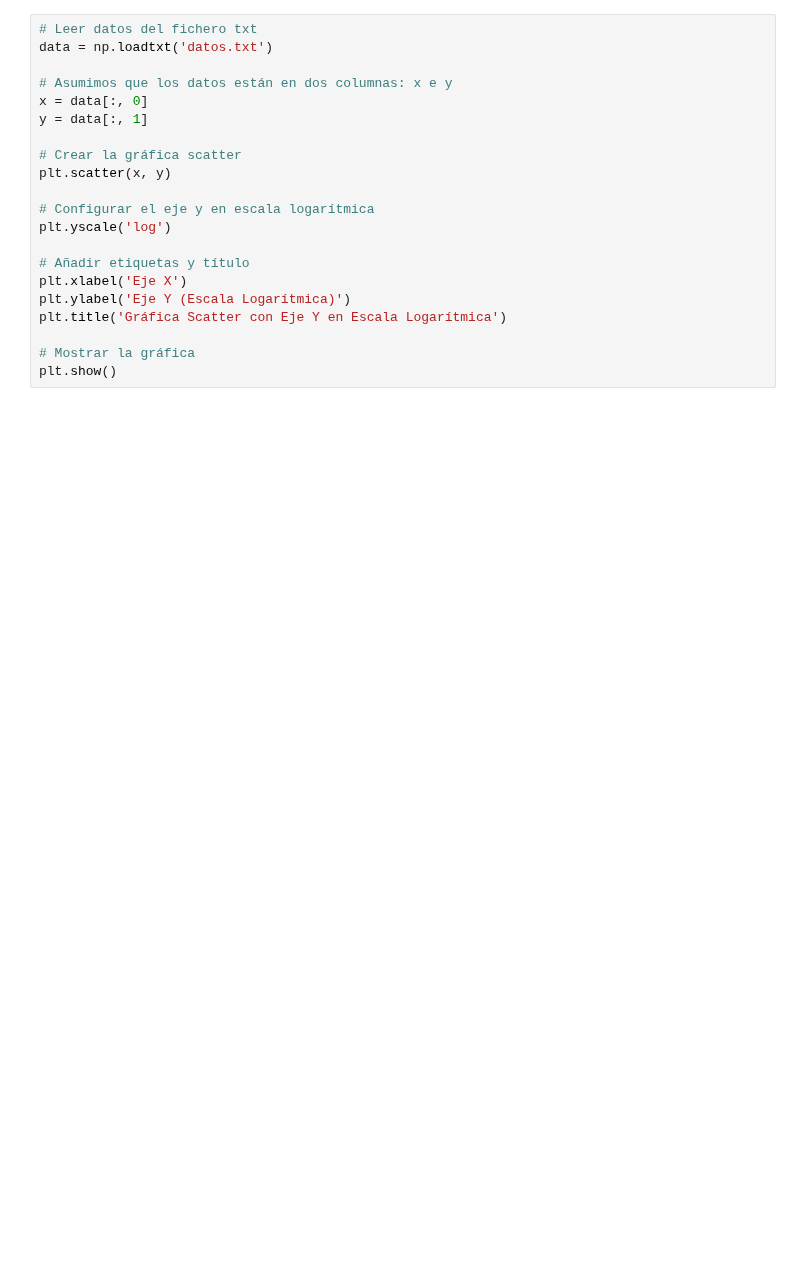
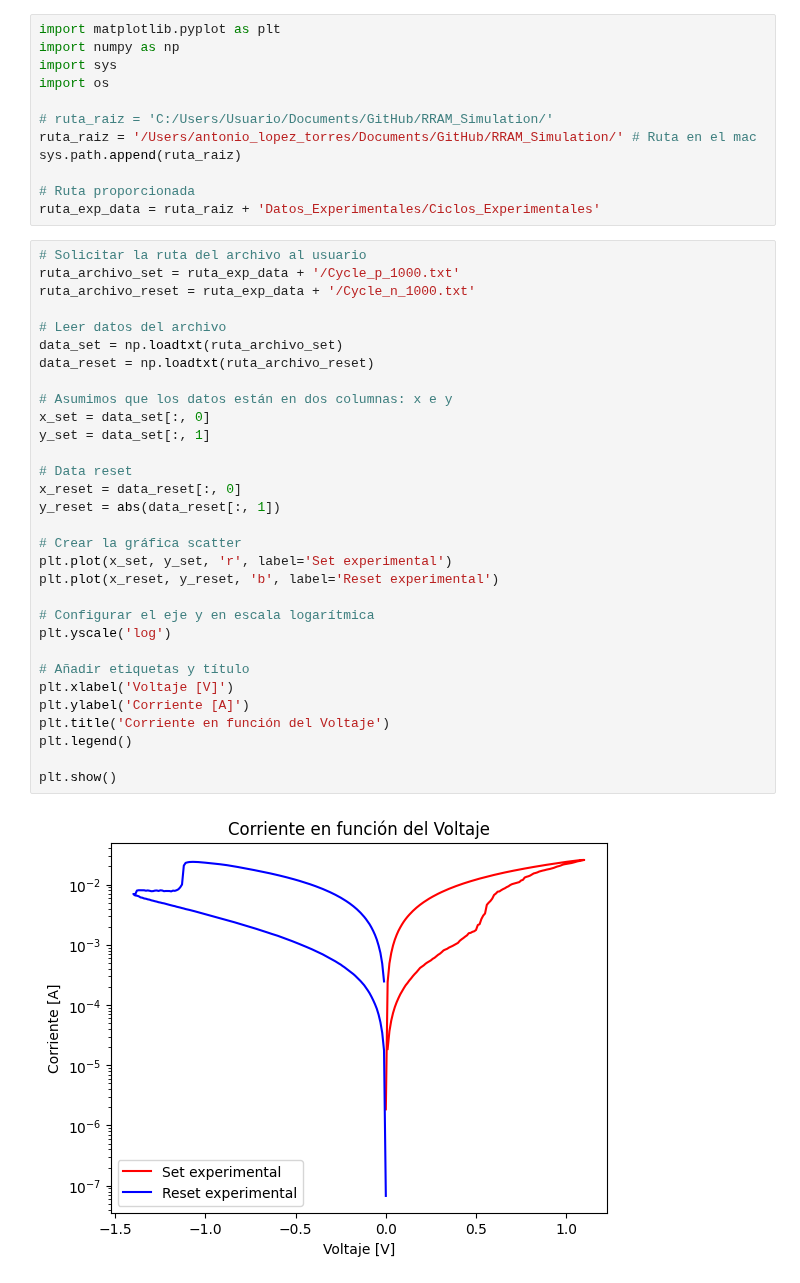
Before and after one commit to LabL4/RRAM_Simulation, a Jupyter notebook: Utilidades/Datos_experimentales.ipynb, the cells around one changed output. Cells and saved outputs as stored; diff of their text form; blank space fills up the shorter version.

```diff
--- a/Utilidades/Datos_experimentales.ipynb
+++ b/Utilidades/Datos_experimentales.ipynb
@@ -4,21 +1,45 @@ import numpy as np
+# %%
+import matplotlib.pyplot as plt
+import numpy as np
+import sys
+import os
+
+# ruta_raiz = 'C:/Users/Usuario/Documents/GitHub/RRAM_Simulation/'
+ruta_raiz = '/Users/antonio_lopez_torres/Documents/GitHub/RRAM_Simulation/' # Ruta en el mac
+sys.path.append(ruta_raiz)
+
+# Ruta proporcionada
+ruta_exp_data = ruta_raiz + 'Datos_Experimentales/Ciclos_Experimentales'
 # %%
-# Leer datos del fichero txt
-data = np.loadtxt('datos.txt')
+# Solicitar la ruta del archivo al usuario
+ruta_archivo_set = ruta_exp_data + '/Cycle_p_1000.txt'
+ruta_archivo_reset = ruta_exp_data + '/Cycle_n_1000.txt'
+
+# Leer datos del archivo
+data_set = np.loadtxt(ruta_archivo_set)
+data_reset = np.loadtxt(ruta_archivo_reset)
 
 # Asumimos que los datos están en dos columnas: x e y
-x = data[:, 0]
-y = data[:, 1]
+x_set = data_set[:, 0]
+y_set = data_set[:, 1]
+
+# Data reset
+x_reset = data_reset[:, 0]
+y_reset = abs(data_reset[:, 1])
 
 # Crear la gráfica scatter
-plt.scatter(x, y)
+plt.plot(x_set, y_set, 'r', label='Set experimental')
+plt.plot(x_reset, y_reset, 'b', label='Reset experimental')
 
 # Configurar el eje y en escala logarítmica
 plt.yscale('log')
 
 # Añadir etiquetas y título
-plt.xlabel('Eje X')
-plt.ylabel('Eje Y (Escala Logarítmica)')
-plt.title('Gráfica Scatter con Eje Y en Escala Logarítmica')
+plt.xlabel('Voltaje [V]')
+plt.ylabel('Corriente [A]')
+plt.title('Corriente en función del Voltaje')
+plt.legend()
 
-# Mostrar la gráfica
 plt.show()
+# %% [output]
+[figure, added]
```
Also changed, not shown: parts of 3 cells of this notebook, 9 other files.
